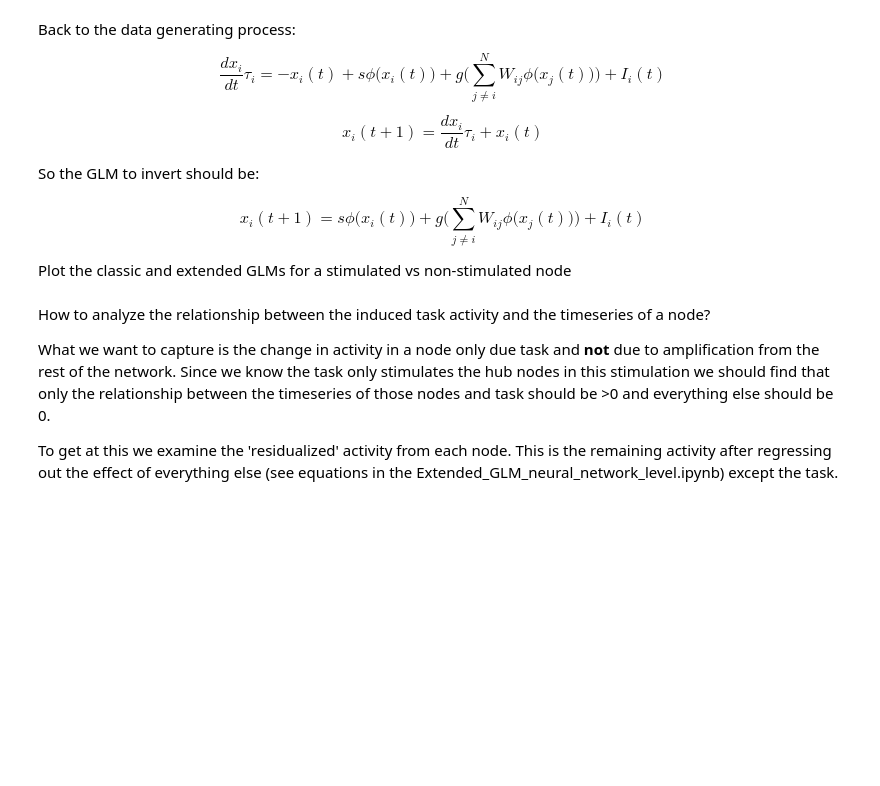
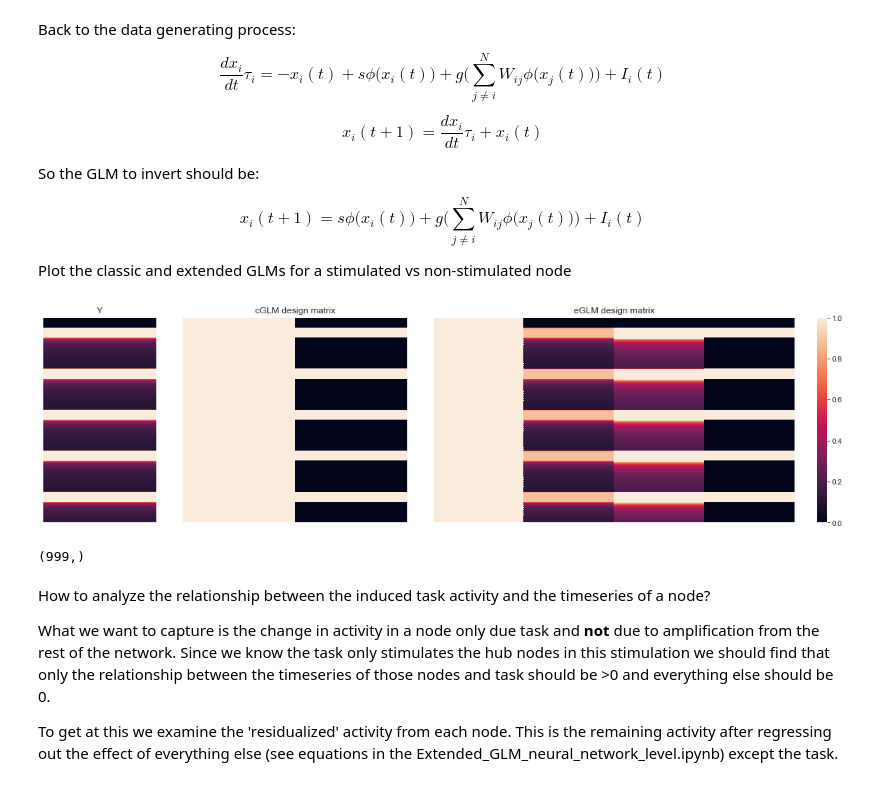
Before and after one commit to zenkavi/NeuralMassModels, a Jupyter notebook: TheoreticalResults/Zenkavi_Simulations/POC_minimal_model.ipynb, the cells around one changed output. Drawn from its saved outputs; the diff is of its cells as text; code cells hidden in the pictures; blank space fills up the shorter version.

Commit message:
added new plots

```diff
--- a/TheoreticalResults/Zenkavi_Simulations/POC_minimal_model.ipynb
+++ b/TheoreticalResults/Zenkavi_Simulations/POC_minimal_model.ipynb
@@ -179,6 +179,53 @@ x_i(t+1) = s\phi\big(x_i(t)\big) + g\Bigg(\sum_{j\neq i}^{N} W_{ij}\phi\big(x_j(
 \end{equation*}
 
 Plot the classic and extended GLMs for a stimulated vs non-stimulated node
+# %%
+s = 1
+g = 1
+node = 0
+
+#Drop the first time point
+y = taskdata[node,1:]
+
+#intercept
+intcp = np.ones_like(y)
+
+#Drop last time point
+s_phi_x = s*phi(taskdata[node,:-1])
+
+g_w_phi_x = np.delete(taskdata, node, axis=0)[:,:-1]
+g_w_phi_x = np.apply_along_axis(phi, 0, g_w_phi_x)
+cur_w = np.delete(W[node,:], node, axis=0)
+cur_w = cur_w.reshape(-1,1)
+g_w_phi_x = cur_w * g_w_phi_x
+g_w_phi_x = np.sum(g_w_phi_x, axis=0)
+g_w_phi_x = g*g_w_phi_x
+
+i_t = tasktiming[:-1]
+
+old_des_mat = np.column_stack((intcp, i_t))
+new_des_mat = np.column_stack((intcp, s_phi_x, g_w_phi_x, i_t))
+# %%
+plt.rcParams["figure.figsize"][0] = 20
+plt.rcParams["figure.figsize"][1] = 5
+fig, a = plt.subplots(1, 3, gridspec_kw={'width_ratios': [1, 2, 4]})
+
+a[0].set_title("Y")
+a[1].set_title("cGLM design matrix")
+a[2].set_title("eGLM design matrix")
+
+sns.heatmap(y.reshape(-1,1), xticklabels=False, yticklabels=False, cbar=False, ax = a[0], vmin = 0 , vmax = 1)
+sns.heatmap(old_des_mat, xticklabels=False, yticklabels=False, cbar=False, ax = a[1], vmin = 0 , vmax = 1)
+sns.heatmap(new_des_mat, xticklabels=False, yticklabels=False, cbar=True, ax = a[2], vmin = 0 , vmax = 1)
+
+
+plt.subplots_adjust(wspace=0.1)
+# %% [output]
+[figure, added]
+# %%
+y.shape
+# %% [output]
+(999,)
 # %%
 base_sim= sim_network_task_glm(ncommunities = ncommunities,
                          nodespercommunity = nodespercommunity,
```
